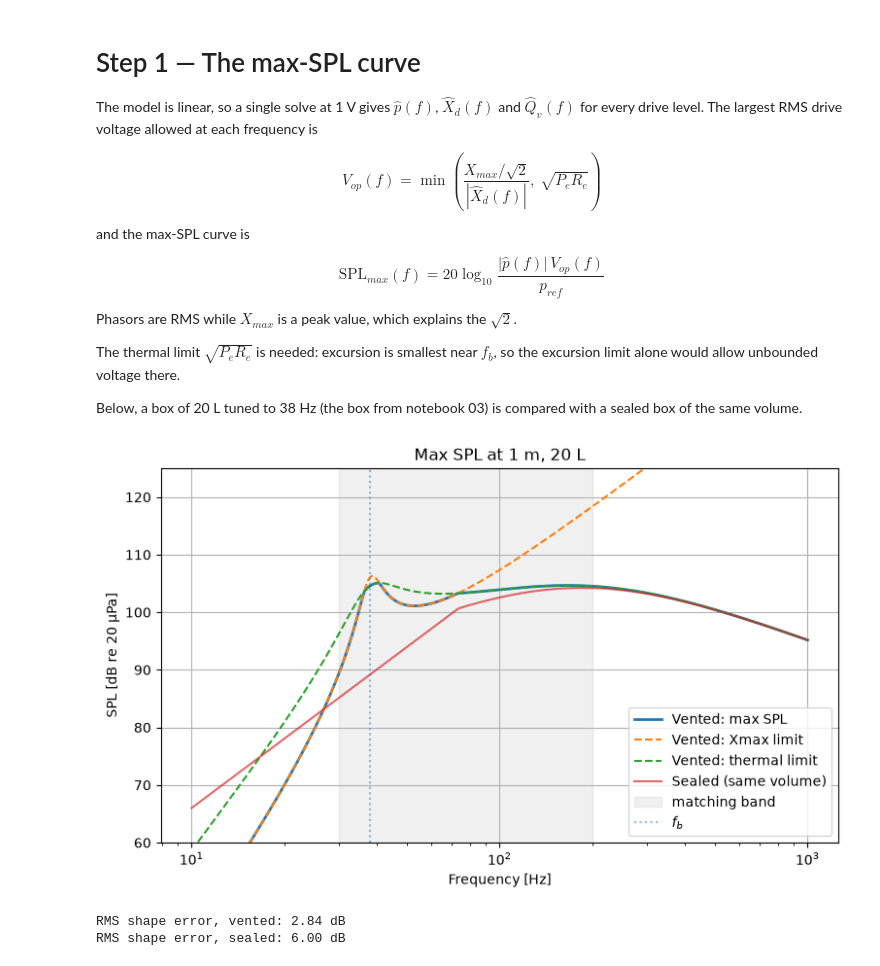
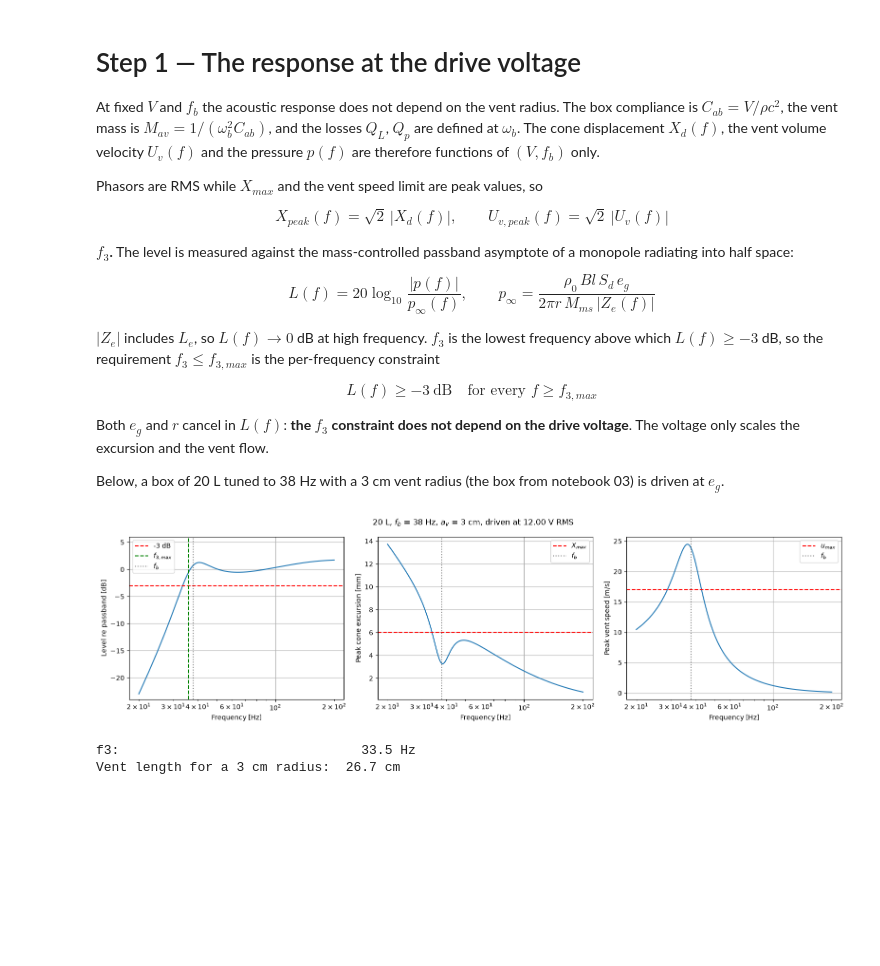
Before and after one commit to gfmmiranda/LoudspeakerModeling, a Jupyter notebook: notebooks/04_Vented_Box_Optimization.ipynb, the cells around one changed output. Drawn from its saved outputs; the diff is of its cells as text; code cells hidden in the pictures; blank space fills up the shorter version.

Commit message:
VentedBox refactor. Simplifying the optimization problem by fixing a voltage. Adding a High Pass filter to prevent cone excursion below tuning.

```diff
--- a/notebooks/04_Vented_Box_Optimization.ipynb
+++ b/notebooks/04_Vented_Box_Optimization.ipynb
@@ -93,44 +98,58 @@ Xmax:                   6.0 mm peak = 4.24 mm RMS
 # %% [markdown]
-# Step 1 — The max-SPL curve
+# Step 1 — The response at the drive voltage
 
-The model is linear, so a single solve at 1 V gives $\hat p(f)$, $\hat X_d(f)$ and $\hat Q_v(f)$ for every drive level. The largest RMS drive voltage allowed at each frequency is
+At fixed $V$ and $f_b$ the acoustic response does not depend on the vent radius. The box compliance is $C_{ab} = V/\rho c^2$, the vent mass is $M_{av} = 1/(\omega_b^2 C_{ab})$, and the losses $Q_L$, $Q_p$ are defined at $\omega_b$. The cone displacement $X_d(f)$, the vent volume velocity $U_v(f)$ and the pressure $p(f)$ are therefore functions of $(V, f_b)$ only.
 
-$$V_{op}(f) = \min\left(\frac{X_{max}/\sqrt{2}}{|\hat X_d(f)|},\ \sqrt{P_e R_e}\right)$$
+Phasors are RMS while $X_{max}$ and the vent speed limit are peak values, so
 
-and the max-SPL curve is
+$$X_{peak}(f) = \sqrt{2}\,|X_d(f)|, \qquad U_{v,peak}(f) = \sqrt{2}\,|U_v(f)|$$
 
-$$\mathrm{SPL}_{max}(f) = 20\log_{10}\frac{|\hat p(f)|\,V_{op}(f)}{p_{ref}}$$
+**$f_3$.** The level is measured against the mass-controlled passband asymptote of a monopole radiating into half space:
 
-Phasors are RMS while $X_{max}$ is a peak value, which explains the $\sqrt{2}$.
+$$L(f) = 20\log_{10}\frac{|p(f)|}{p_\infty(f)}, \qquad p_\infty = \frac{\rho_0\,Bl\,S_d\,e_g}{2\pi r\,M_{ms}\,|Z_e(f)|}$$
 
-The thermal limit $\sqrt{P_e R_e}$ is needed: excursion is smallest near $f_b$, so the excursion limit alone would allow unbounded voltage there.
+$|Z_e|$ includes $L_e$, so $L(f) \to 0$ dB at high frequency. $f_3$ is the lowest frequency above which $L(f) \ge -3$ dB, so the requirement $f_3 \le f_{3,max}$ is the per-frequency constraint
 
-Below, a box of 20 L tuned to 38 Hz (the box from notebook 03) is compared with a sealed box of the same volume.
+$$L(f) \ge -3\ \text{dB} \quad \text{for every } f \ge f_{3,max}$$
+
+Both $e_g$ and $r$ cancel in $L(f)$: **the $f_3$ constraint does not depend on the drive voltage**. The voltage only scales the excursion and the vent flow.
+
+Below, a box of 20 L tuned to 38 Hz with a 3 cm vent radius (the box from notebook 03) is driven at $e_g$.
 # %%
-volume = 20e-3    # m^3
-fb_example = 38.0 # Hz
+volume, fb, radius = 20e-3, 38.0, 0.03   # m^3, Hz, m
 
-vented_curve = max_spl_curve(vented_system(driver, volume, fb_example, Ql=Ql), freqs, distance)
-sealed_curve = max_spl_curve(sealed_system(driver, volume), freqs, distance)
+perf = performance(vented_system(driver, volume, fb, Ql=req.Ql), req)
+vent_speed = perf.vent_flow / (np.pi * radius**2)
 
-plt.figure()
-plt.semilogx(freqs, vented_curve.spl, linewidth=2, label="Vented: max SPL")
-plt.semilogx(freqs, vented_curve.spl_excursion_limited, "--", label="Vented: Xmax limit")
-plt.semilogx(freqs, vented_curve.spl_voltage_limited, "--", label="Vented: thermal limit")
-plt.semilogx(freqs, sealed_curve.spl, alpha=0.7, label="Sealed (same volume)")
-plt.axvspan(*band, color="k", alpha=0.06, label="matching band")
-plt.axvline(fb_example, linestyle=":", alpha=0.5, label="$f_b$")
-plt.ylim(60, 125)
-plt.xlabel("Frequency [Hz]")
-plt.ylabel("SPL [dB re 20 µPa]")
-plt.title(f"Max SPL at {distance:.0f} m, {1e3 * volume:.0f} L")
-plt.legend()
+fig, axes = plt.subplots(1, 3, figsize=(16, 4.5))
+
+axes[0].semilogx(req.freqs, perf.level)
+axes[0].axhline(-3, color="r", linestyle="--", label="-3 dB")
+axes[0].axvline(req.max_f3, color="g", linestyle="--", label="$f_{3,max}$")
+axes[0].set_ylabel("Level re passband [dB]")
+axes[0].set_ylim(-24, 6)
+
+axes[1].semilogx(req.freqs, 1e3 * perf.excursion)
+axes[1].axhline(1e3 * driver.Xmax, color="r", linestyle="--", label="$X_{max}$")
+axes[1].set_ylabel("Peak cone excursion [mm]")
+
+axes[2].semilogx(req.freqs, vent_speed)
+axes[2].axhline(req.max_vent_speed, color="r", linestyle="--", label="$u_{max}$")
+axes[2].set_ylabel("Peak vent speed [m/s]")
+
+for ax in axes:
+    ax.axvline(fb, color="k", linestyle=":", alpha=0.5, label="$f_b$")
+    ax.set_xlabel("Frequency [Hz]")
+    ax.legend()
+
+fig.suptitle(f"{1e3 * volume:.0f} L, $f_b$ = {fb:.0f} Hz, $a_v$ = {1e2 * radius:.0f} cm, driven at {req.voltage:.2f} V RMS")
+fig.tight_layout()
 plt.show()
 
-for label, curve in (("vented", vented_curve), ("sealed", sealed_curve)):
-    print(f"RMS shape error, {label}: {spl_error(curve.spl[in_band], reference_db, 'shape'):.2f} dB")
+print(f"f3:                               {f3(req.freqs, perf.level):.1f} Hz")
+print(f"Vent length for a {1e2 * radius:.0f} cm radius:  {1e2 * vent_length(volume, fb, radius):.1f} cm")
 # %% [output]
-[figure, old version]
+[figure, new version]
-RMS shape error, vented: 2.84 dB
-RMS shape error, sealed: 6.00 dB
+f3:                               33.5 Hz
+Vent length for a 3 cm radius:  26.7 cm
 # %% [markdown]
```
Also changed, not shown: parts of 25 cells of this notebook, 9 other files.
